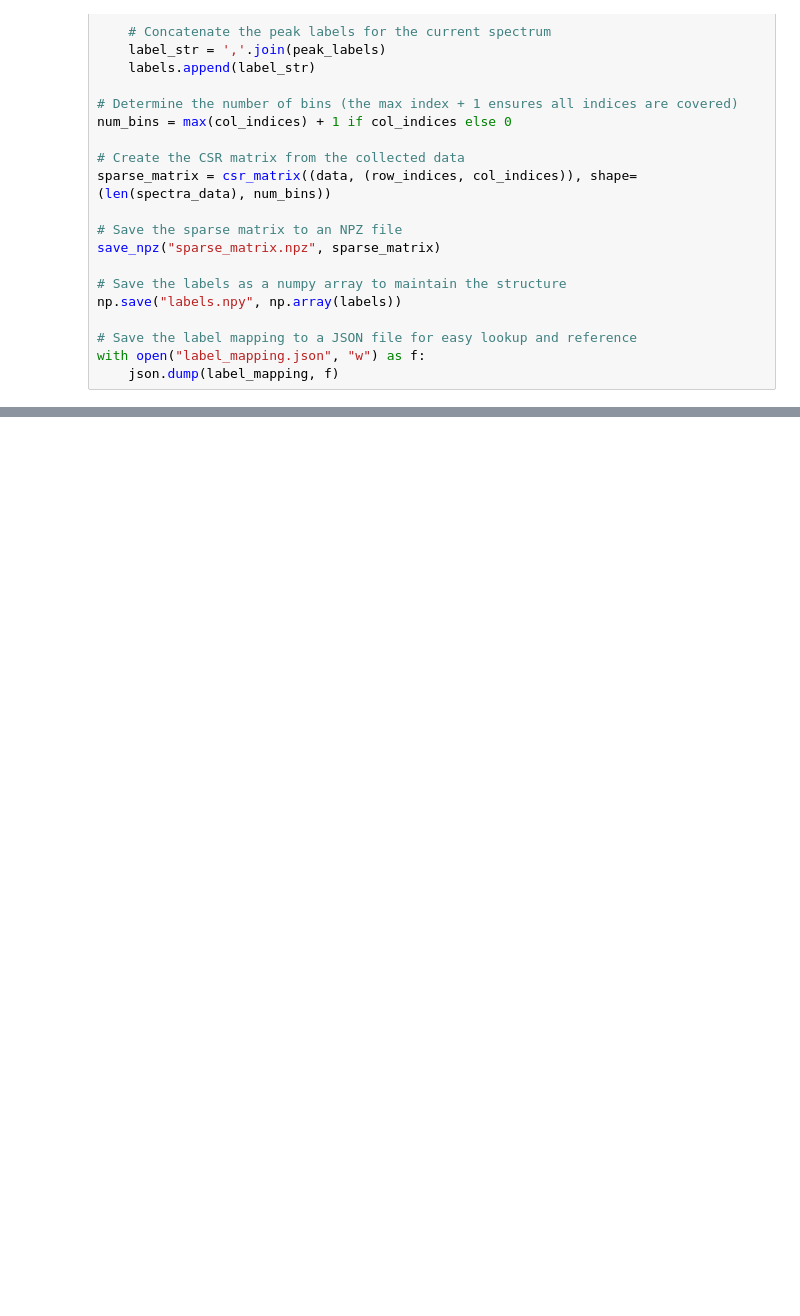
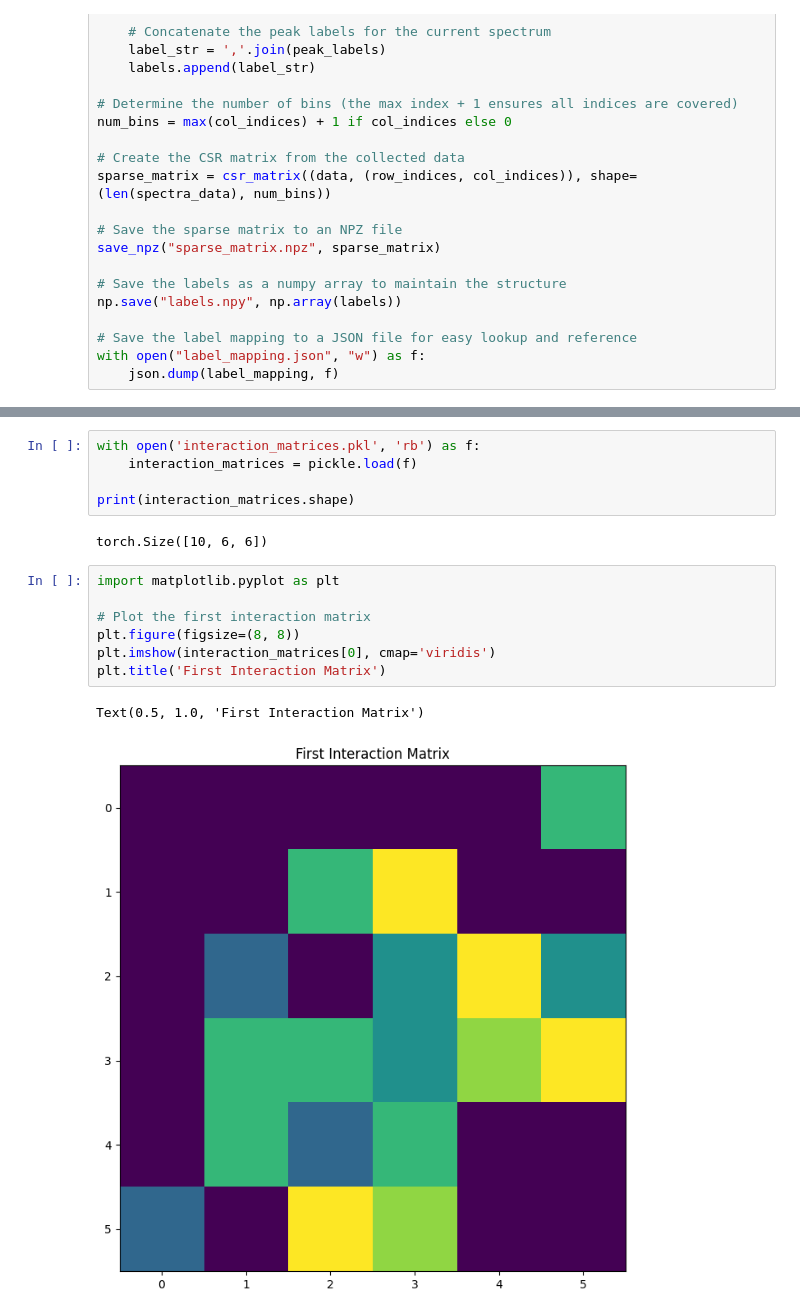
Before and after one commit to SanazKaz/Mass_Spec_ML_Project, a Jupyter notebook: New_Data_Generator.ipynb, the cells around one changed output, grey strips where cells are left out. Cells and saved outputs as stored; diff of their text form; blank space fills up the shorter version.

```diff
--- a/New_Data_Generator.ipynb
+++ b/New_Data_Generator.ipynb
@@ -917,0 +885,17 @@ plot_spectra(sparse_matrix, labels, num_spectra=3)
+# %%
+with open('interaction_matrices.pkl', 'rb') as f:
+    interaction_matrices = pickle.load(f)
+
+print(interaction_matrices.shape)
+# %% [output]
+torch.Size([10, 6, 6])
+# %%
+import matplotlib.pyplot as plt
+
+# Plot the first interaction matrix
+plt.figure(figsize=(8, 8))
+plt.imshow(interaction_matrices[0], cmap='viridis')
+plt.title('First Interaction Matrix')
+# %% [output]
+Text(0.5, 1.0, 'First Interaction Matrix')
+[figure, added]
```
Also changed, not shown: parts of 32 cells of this notebook, 2 other files.
